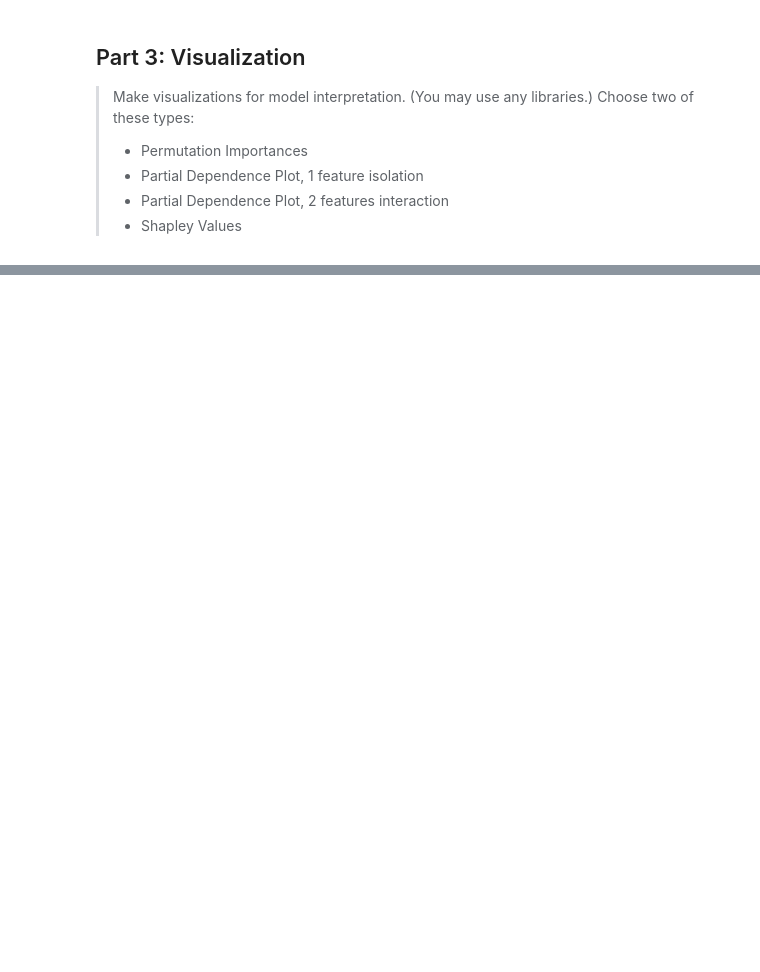
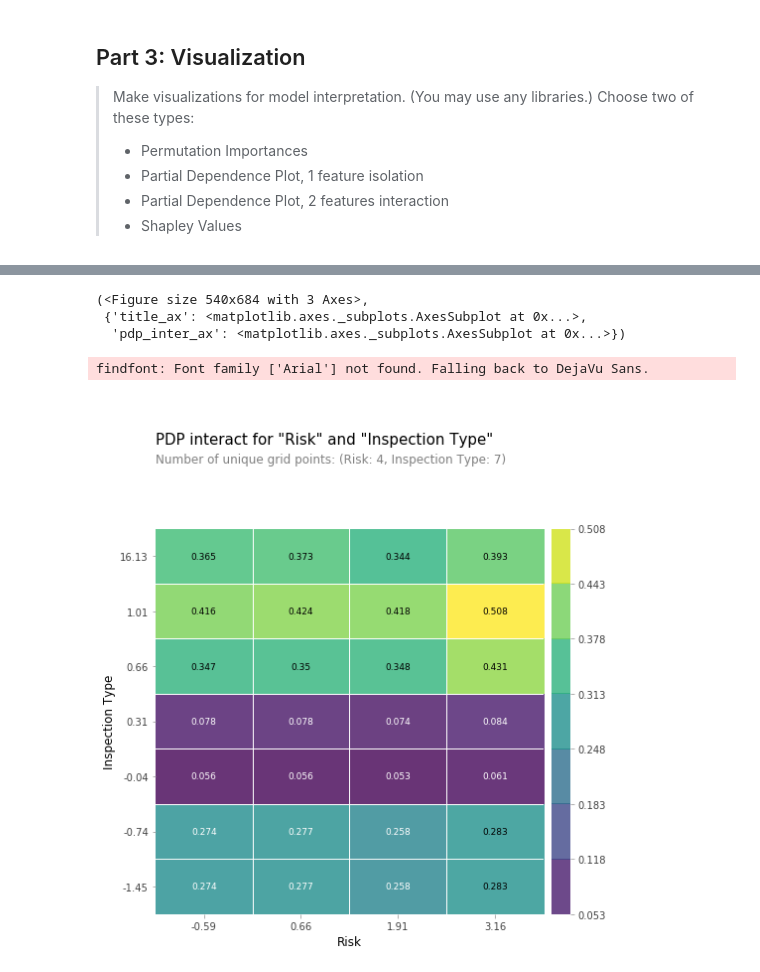
Before and after one commit to ekoly/DS-Unit-2-Applied-Modeling, a Jupyter notebook: DS_Sprint_Challenge_7.ipynb, the cells around one changed output, grey strips where cells are left out. Cells and saved outputs as stored; diff of their text form; code cells hidden in the pictures; blank space fills up the shorter version.

```diff
--- a/DS_Sprint_Challenge_7.ipynb
+++ b/DS_Sprint_Challenge_7.ipynb
@@ -289,0 +325,17 @@ from pdpbox.pdp import pdp_isolate, pdp_plot
+# %%
+from pdpbox.pdp import pdp_interact, pdp_interact_plot
+
+features = ["Risk", "Inspection Type"]
+interact = pdp_interact(
+    model=pipeline,
+    dataset=X_test_transformed,
+    model_features=X_test_transformed.columns,
+    features=features
+)
+pdp_interact_plot(interact, feature_names=features, plot_type="grid")
+# %% [output]
+(<Figure size 540x684 with 3 Axes>,
+ {'title_ax': <matplotlib.axes._subplots.AxesSubplot at 0x...>,
+  'pdp_inter_ax': <matplotlib.axes._subplots.AxesSubplot at 0x...>})
+findfont: Font family ['Arial'] not found. Falling back to DejaVu Sans.
+[figure, added]
```
Also changed, not shown: parts of 9 cells of this notebook.
